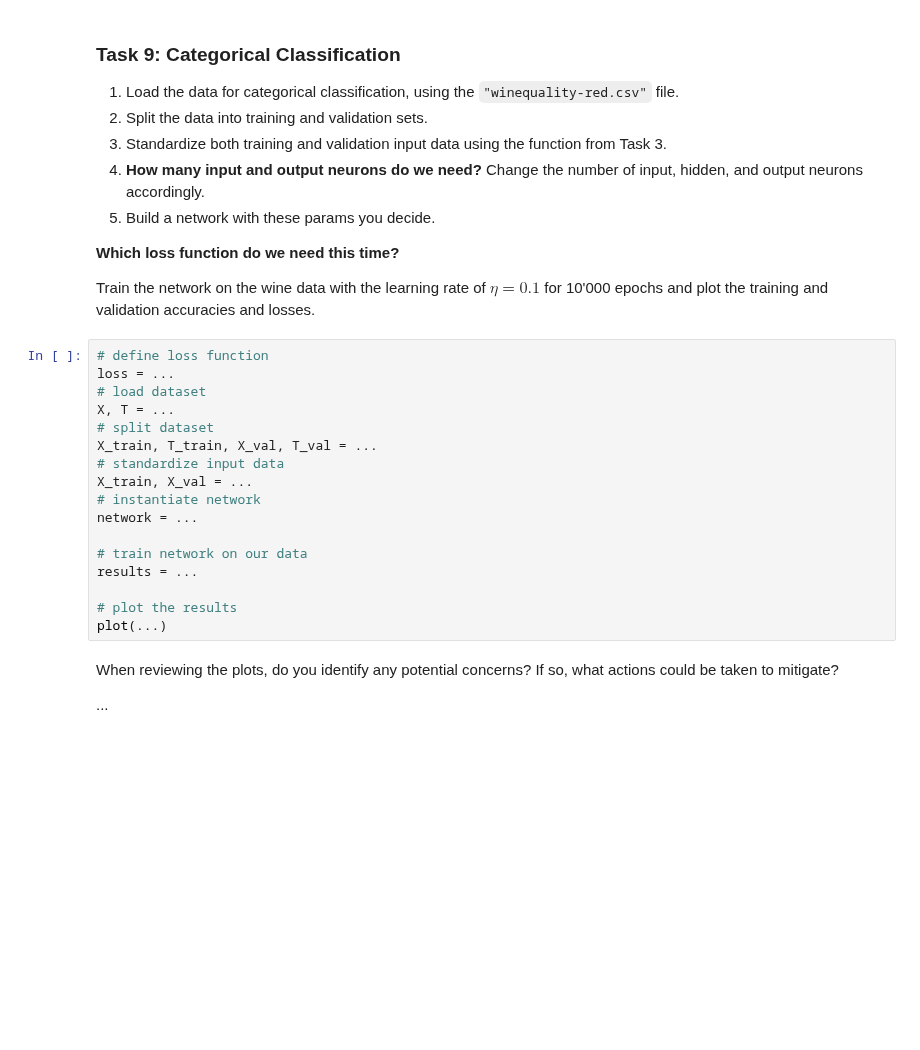
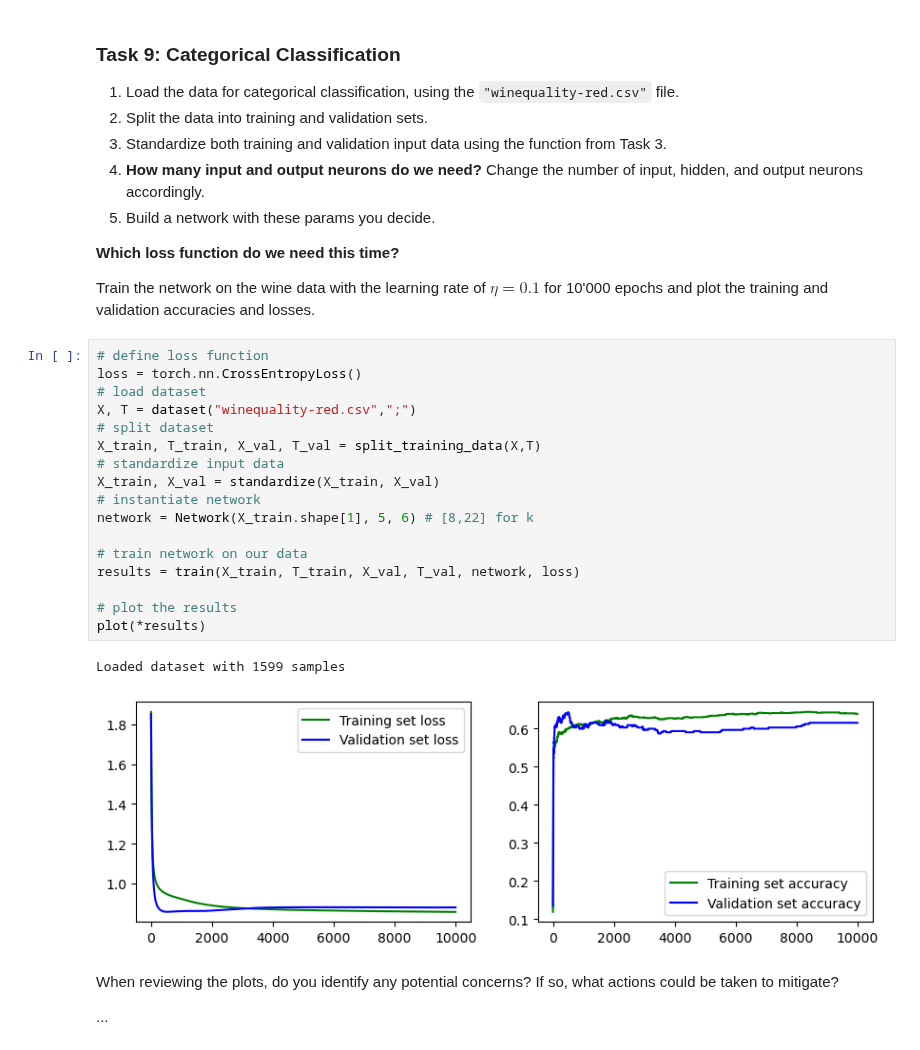
Before and after one commit to hangchenxie/uzh-deeplearning24, a Jupyter notebook: DL-Assignment05.ipynb, the cells around one changed output. Cells and saved outputs as stored; diff of their text form; blank space fills up the shorter version.

```diff
--- a/DL-Assignment05.ipynb
+++ b/DL-Assignment05.ipynb
@@ -340,21 +364,24 @@ Considering accuracies exceeding 90%, do you think our evaluation might be flawe
 Train the network on the wine data with the learning rate of **$\eta=0.1$** for 10'000 epochs and plot the training and validation accuracies and losses.
 # %%
 # define loss function
-loss = ...
+loss = torch.nn.CrossEntropyLoss()
 # load dataset
-X, T = ...
+X, T = dataset("winequality-red.csv",";")
 # split dataset
-X_train, T_train, X_val, T_val = ...
+X_train, T_train, X_val, T_val = split_training_data(X,T)
 # standardize input data
-X_train, X_val = ...
+X_train, X_val = standardize(X_train, X_val)
 # instantiate network
-network = ...
+network = Network(X_train.shape[1], 5, 6) # [8,22] for k
 
 # train network on our data
-results = ...
+results = train(X_train, T_train, X_val, T_val, network, loss)
 
 # plot the results
-plot(...)
+plot(*results)
+# %% [output]
+Loaded dataset with 1599 samples
+[figure, added]
 # %% [markdown]
 When reviewing the plots, do you identify any potential concerns? If so, what actions could be taken to mitigate?
 
```
Also changed, not shown: parts of 12 cells of this notebook.
